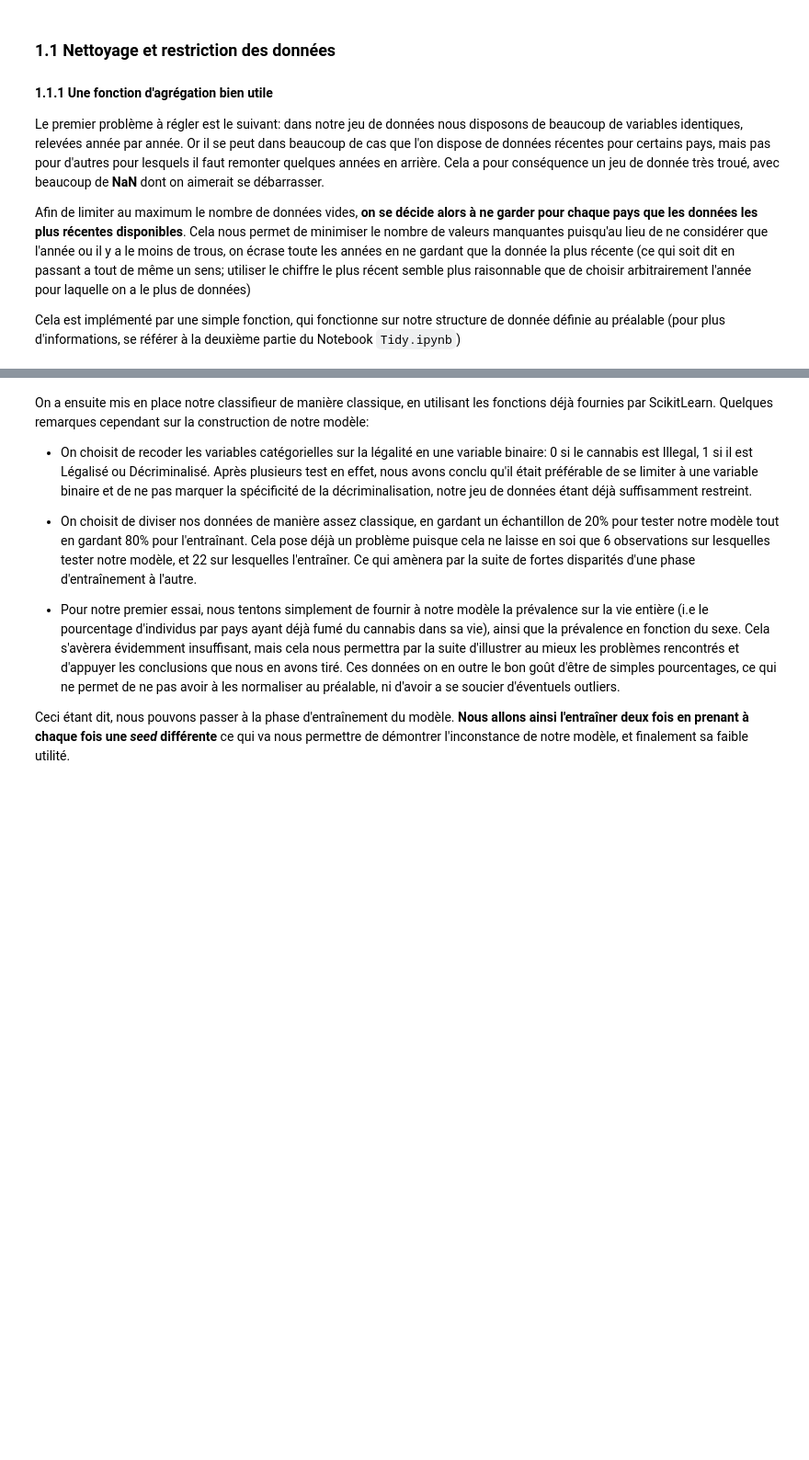
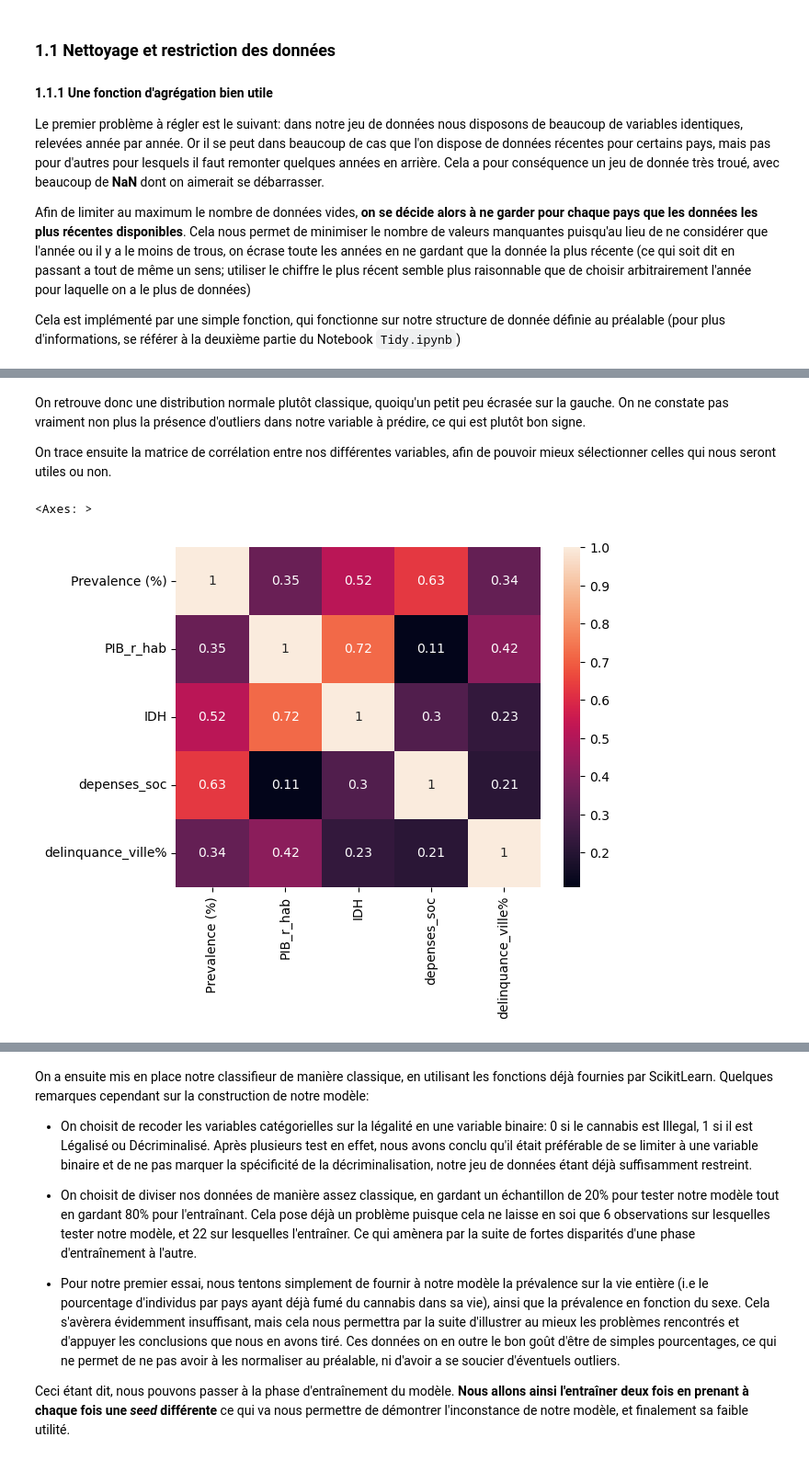
Before and after one commit to refouch/Projet_Python_2A, a Jupyter notebook: Notebook_Final.ipynb, the cells around one changed output, grey strips where cells are left out. Shown at 92% size. Drawn from its saved outputs; the diff is of its cells as text; code cells hidden in the pictures; blank space fills up the shorter version.

```diff
--- a/Notebook_Final.ipynb
+++ b/Notebook_Final.ipynb
@@ -67,0 +130,10 @@ def get_latest_data(df, new_df, variable):
+# %% [markdown]
+On retrouve donc une distribution normale plutôt classique, quoiqu'un petit peu écrasée sur la gauche. On ne constate pas vraiment non plus la présence d'outliers dans notre variable à prédire, ce qui est plutôt bon signe.
+
+On trace ensuite la matrice de corrélation entre nos différentes variables, afin de pouvoir mieux sélectionner celles qui nous seront utiles ou non.
+# %%
+correlation_matrix = table_regression.corr().round(2)
+sns.heatmap(data=correlation_matrix, annot=True)
+# %% [output]
+<Axes: >
+[figure, added]
```
Also changed, not shown: parts of 21 cells of this notebook, 1 other file.
